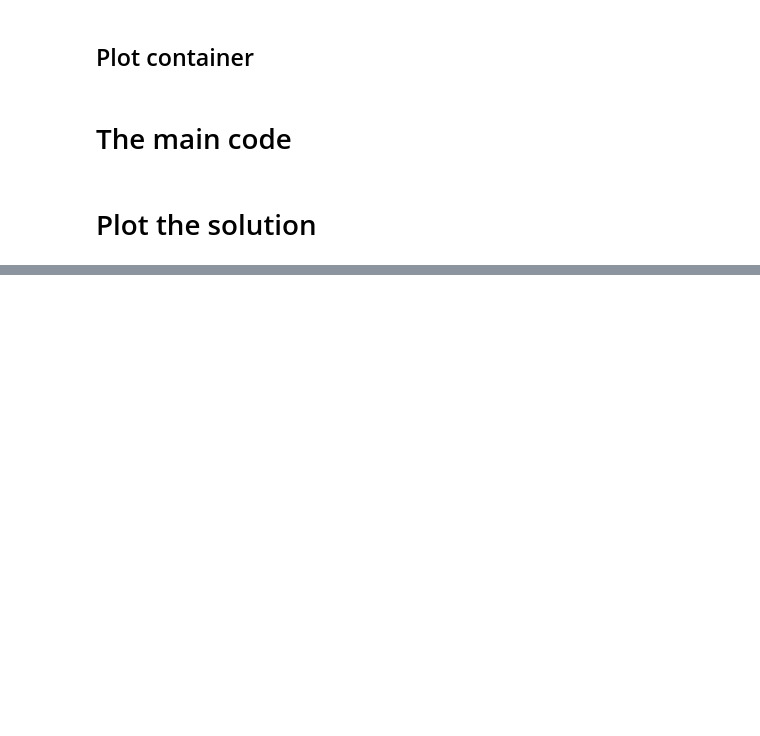
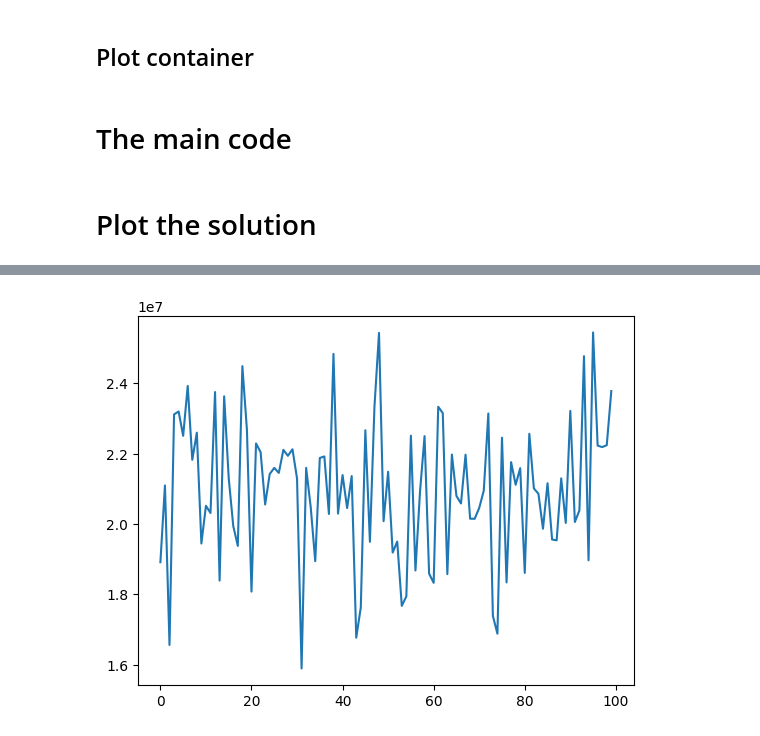
Before and after one commit to Nearlz/MCLPframework, a Jupyter notebook: MCLP_framework.ipynb, the cells around one changed output, grey strips where cells are left out. Cells and saved outputs as stored; diff of their text form; code cells hidden in the pictures; blank space fills up the shorter version.

```diff
--- a/MCLP_framework.ipynb
+++ b/MCLP_framework.ipynb
@@ -227,0 +225,8 @@ df
+# %%
+import matplotlib.pyplot as plt
+
+fig,ax = plt.subplots()
+ax.plot(df['Instancia'],df['Volumen Ocupado'])
+plt.savefig('InstanciaVSVolumen.jpg')
+# %% [output]
+[figure, added]
```
Also changed, not shown: parts of 23 cells of this notebook, 6 other files.
